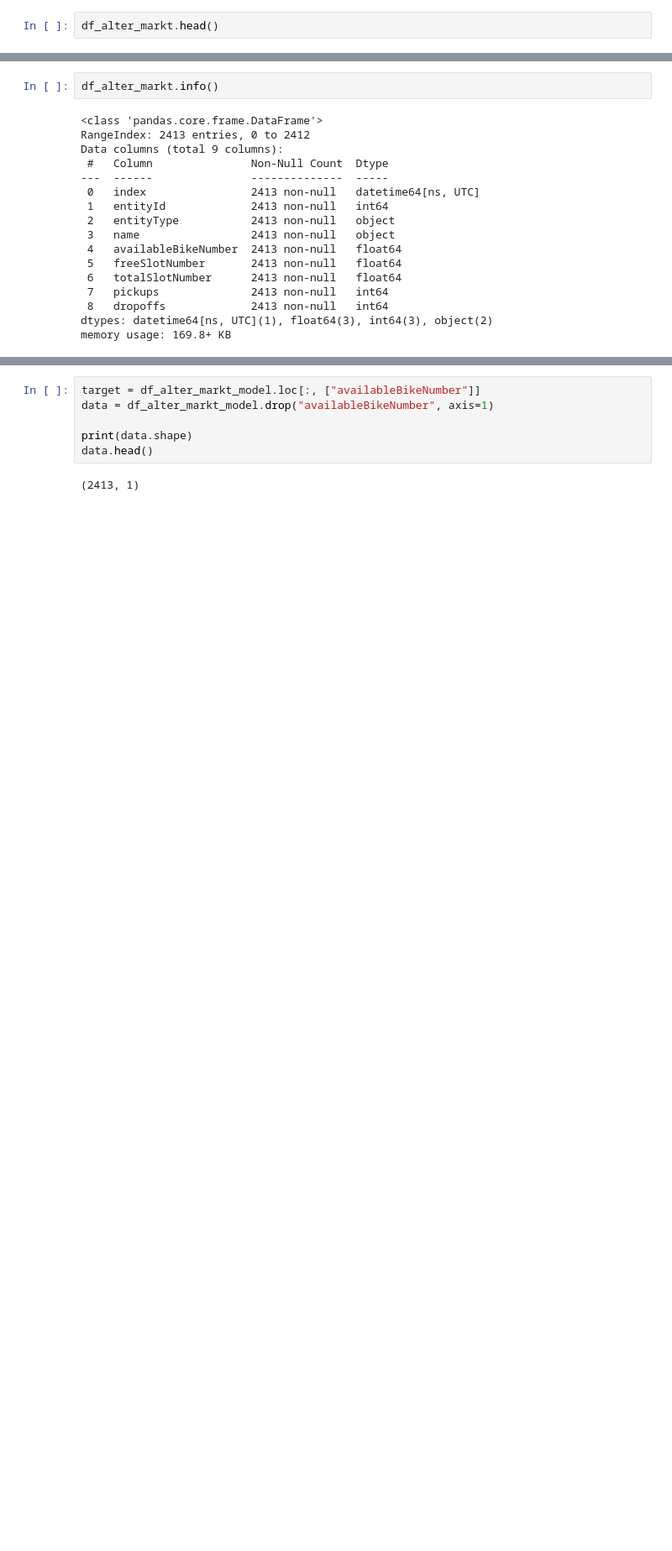
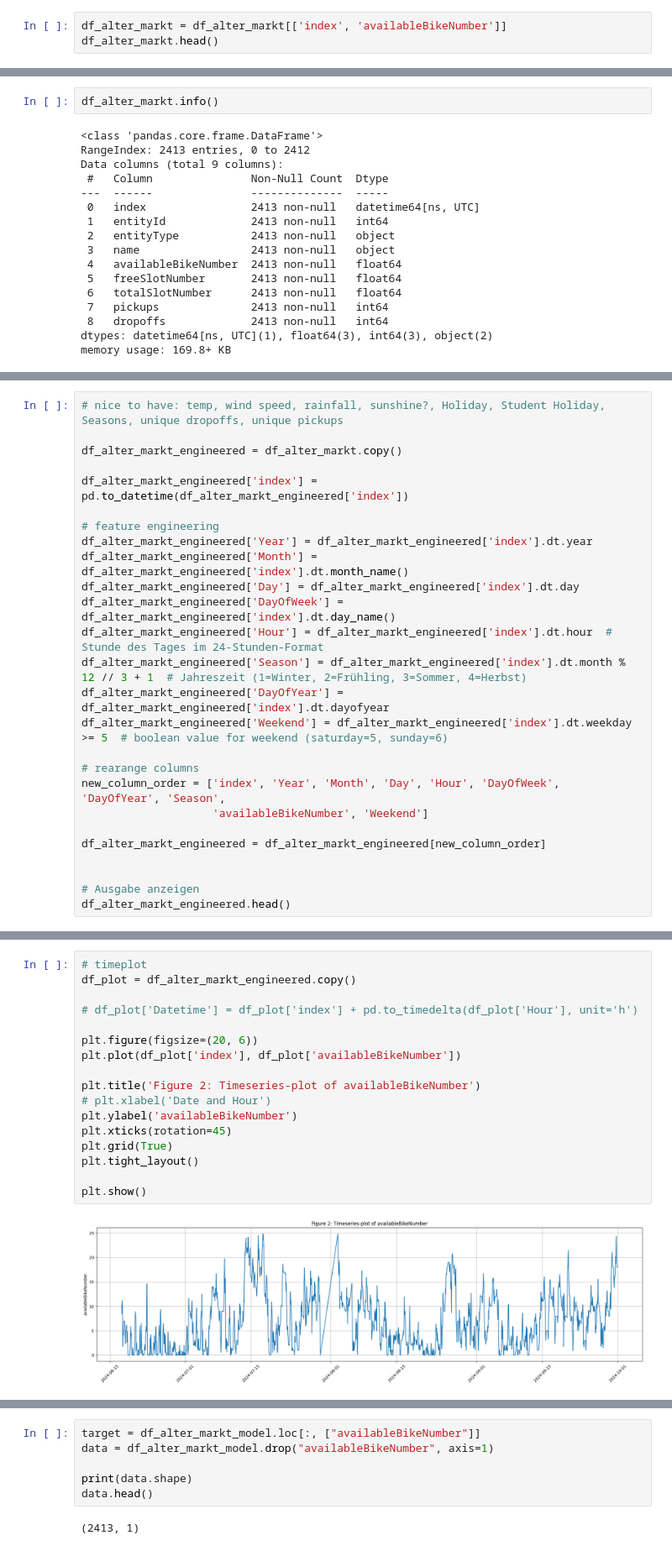
Before and after one commit to MrMysticus/Application_Project_2024, a Jupyter notebook: Justus_Document.ipynb, the cells around one changed output, grey strips where cells are left out. Shown at 84% size. Drawn from its saved outputs; the diff is of its cells as text; blank space fills up the shorter version.

```diff
--- a/Justus_Document.ipynb
+++ b/Justus_Document.ipynb
@@ -779,3 +781,4 @@ df_alter_markt['index'] = pd.to_datetime(df_alter_markt['index'])
 # %%
+df_alter_markt = df_alter_markt[['index', 'availableBikeNumber']]
 df_alter_markt.head()
 # %% [output]
@@ -837,0 +876,26 @@ df_alter_markt_model.head()
+# %%
+# nice to have: temp, wind speed, rainfall, sunshine?, Holiday, Student Holiday, Seasons, unique dropoffs, unique pickups
+
+df_alter_markt_engineered = df_alter_markt.copy()
+
+df_alter_markt_engineered['index'] = pd.to_datetime(df_alter_markt_engineered['index'])
+
+# feature engineering
+df_alter_markt_engineered['Year'] = df_alter_markt_engineered['index'].dt.year
+df_alter_markt_engineered['Month'] = df_alter_markt_engineered['index'].dt.month_name()
+df_alter_markt_engineered['Day'] = df_alter_markt_engineered['index'].dt.day
+df_alter_markt_engineered['DayOfWeek'] = df_alter_markt_engineered['index'].dt.day_name()
+df_alter_markt_engineered['Hour'] = df_alter_markt_engineered['index'].dt.hour  # Stunde des Tages im 24-Stunden-Format
+df_alter_markt_engineered['Season'] = df_alter_markt_engineered['index'].dt.month % 12 // 3 + 1  # Jahreszeit (1=Winter, 2=Frühling, 3=Sommer, 4=Herbst)
+df_alter_markt_engineered['DayOfYear'] = df_alter_markt_engineered['index'].dt.dayofyear
+df_alter_markt_engineered['Weekend'] = df_alter_markt_engineered['index'].dt.weekday >= 5  # boolean value for weekend (saturday=5, sunday=6)
+
+# rearange columns
+new_column_order = ['index', 'Year', 'Month', 'Day', 'Hour', 'DayOfWeek', 'DayOfYear', 'Season',
+                    'availableBikeNumber', 'Weekend']
+
+df_alter_markt_engineered = df_alter_markt_engineered[new_column_order]
+
+
+# Ausgabe anzeigen
+df_alter_markt_engineered.head()
@@ -837,0 +915,19 @@ df_alter_markt_model.head()
+# %%
+# timeplot
+df_plot = df_alter_markt_engineered.copy()
+
+# df_plot['Datetime'] = df_plot['index'] + pd.to_timedelta(df_plot['Hour'], unit='h')
+
+plt.figure(figsize=(20, 6))
+plt.plot(df_plot['index'], df_plot['availableBikeNumber'])
+
+plt.title('Figure 2: Timeseries-plot of availableBikeNumber')
+# plt.xlabel('Date and Hour')
+plt.ylabel('availableBikeNumber')
+plt.xticks(rotation=45)
+plt.grid(True)
+plt.tight_layout()
+
+plt.show()
+# %% [output]
+[figure, added]
```
Also changed, not shown: parts of 80 cells of this notebook.
